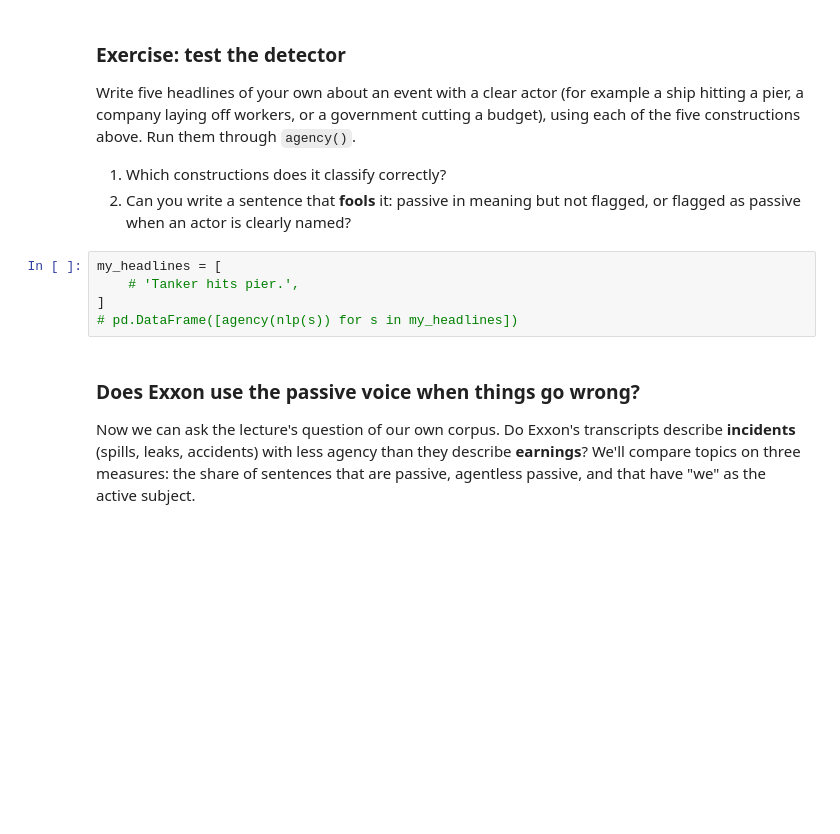
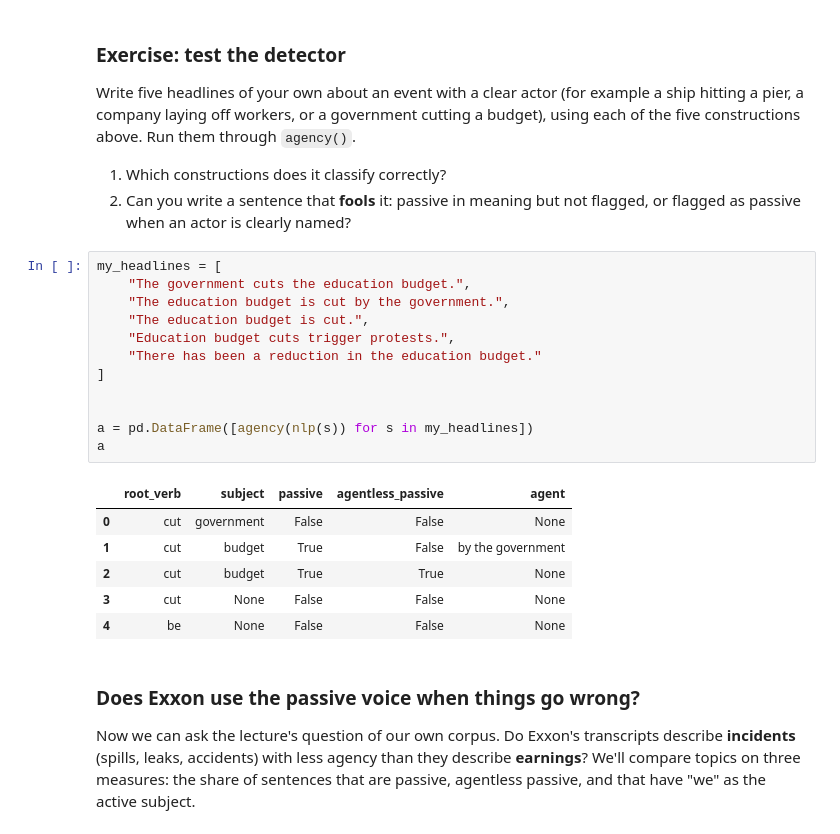
Before and after one commit to dhimasanindito/BASC0005, a Jupyter notebook: notebooks/W04. Natural Language Processing.ipynb, the cells around one changed output. Drawn from its saved outputs; the diff is of its cells as text; blank space fills up the shorter version.

```diff
--- a/notebooks/W04. Natural Language Processing.ipynb
+++ b/notebooks/W04. Natural Language Processing.ipynb
@@ -454,9 +454,23 @@ Write five headlines of your own about an event with a clear actor (for example
 2. Can you write a sentence that **fools** it: passive in meaning but not flagged, or flagged as passive when an actor is clearly named?
 # %%
 my_headlines = [
-    # 'Tanker hits pier.',
+    "The government cuts the education budget.",
+    "The education budget is cut by the government.",
+    "The education budget is cut.",
+    "Education budget cuts trigger protests.",
+    "There has been a reduction in the education budget."
 ]
-# pd.DataFrame([agency(nlp(s)) for s in my_headlines])
+
+
+a = pd.DataFrame([agency(nlp(s)) for s in my_headlines])
+a
+# %% [output]
+|  | root_verb | subject | passive | agentless_passive | agent |
+| 0 | cut | government | False | False | None |
+| 1 | cut | budget | True | False | by the government |
+| 2 | cut | budget | True | True | None |
+| 3 | cut | None | False | False | None |
+| 4 | be | None | False | False | None |
 # %% [markdown]
 ### Does Exxon use the passive voice when things go wrong?
 
```
Also changed, not shown: parts of 7 cells of this notebook.
